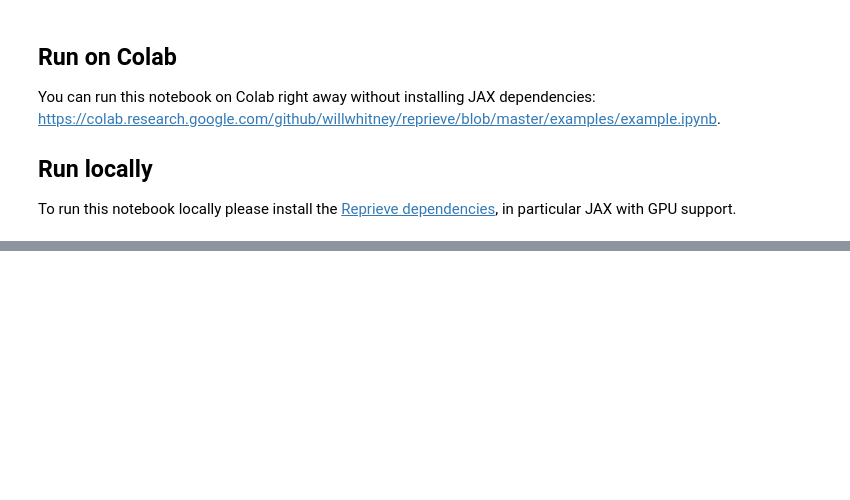
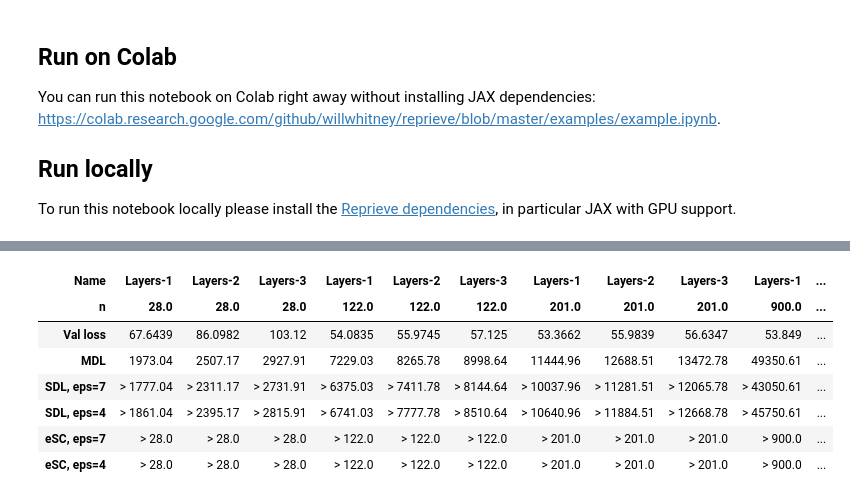
Before and after one commit to kevtimova/reprieve, a Jupyter notebook: examples/example-spectral.ipynb, the cells around one changed output, grey strips where cells are left out. Cells and saved outputs as stored; diff of their text form; code cells hidden in the pictures; blank space fills up the shorter version.

```diff
--- a/examples/example-spectral.ipynb
+++ b/examples/example-spectral.ipynb
@@ -194,0 +170,29 @@ reprieve.render_curve(outcome_df, ns, epsilons)
+# %%
+t, yt = make_phased_waves(opt)
+dataset_spectral = SpectralDataset(t, yt)
+# %%
+# make an MLP algorithm which takes inputs of shape (1,)
+# has 1 output classes (regression)
+# and has different depths
+results_list = []
+for depth in range(1, 4):
+    init_fn, train_step_fn, eval_fn = alg.make_algorithm((1,), 1, n_layers=depth, h_dim=10)
+
+    # these functions initialize the state of the model given a seed,
+    # train on a batch of data,
+    # and evaluate on a batch of data
+
+    # construct a loss-data estimator and use it to compute the loss-data curve
+    loss_data_estimator = reprieve.LossDataEstimator(
+        init_fn, train_step_fn, eval_fn, dataset_spectral)
+    results = loss_data_estimator.compute_curve()
+    # name experiments
+    results['name'] = f'Layers-{depth}'
+    results_list.append(results)
+# %%
+# concatenate experiments
+outcome_df = pd.concat(results_list)
+
+# pick some settings of n (training set size) and epsilon (loss tolerance)
+ns = [20, 100, 200, 1000]
+epsilons = [7, 4]
@@ -194,0 +204,13 @@ reprieve.render_curve(outcome_df, ns, epsilons)
+# %%
+# compute VA, MDL, SDL, and eSC for both representations
+metrics_df = reprieve.compute_metrics(outcome_df, ns, epsilons)
+metrics_df
+# %% [output]
+| Name | Layers-1 | Layers-2 | Layers-3 | Layers-1 | Layers-2 | Layers-3 | Layers-1 | Layers-2 | Layers-3 | Layers-1 | ... |
+| n | 28.0 | 28.0 | 28.0 | 122.0 | 122.0 | 122.0 | 201.0 | 201.0 | 201.0 | 900.0 | ... |
+| Val loss | 67.6439 | 86.0982 | 103.12 | 54.0835 | 55.9745 | 57.125 | 53.3662 | 55.9839 | 56.6347 | 53.849 | ... |
+| MDL | 1973.04 | 2507.17 | 2927.91 | 7229.03 | 8265.78 | 8998.64 | 11444.96 | 12688.51 | 13472.78 | 49350.61 | ... |
+| SDL, eps=7 | > 1777.04 | > 2311.17 | > 2731.91 | > 6375.03 | > 7411.78 | > 8144.64 | > 10037.96 | > 11281.51 | > 12065.78 | > 43050.61 | ... |
+| SDL, eps=4 | > 1861.04 | > 2395.17 | > 2815.91 | > 6741.03 | > 7777.78 | > 8510.64 | > 10640.96 | > 11884.51 | > 12668.78 | > 45750.61 | ... |
+| eSC, eps=7 | > 28.0 | > 28.0 | > 28.0 | > 122.0 | > 122.0 | > 122.0 | > 201.0 | > 201.0 | > 201.0 | > 900.0 | ... |
+| eSC, eps=4 | > 28.0 | > 28.0 | > 28.0 | > 122.0 | > 122.0 | > 122.0 | > 201.0 | > 201.0 | > 201.0 | > 900.0 | ... |
```
Also changed, not shown: parts of 14 cells of this notebook.
